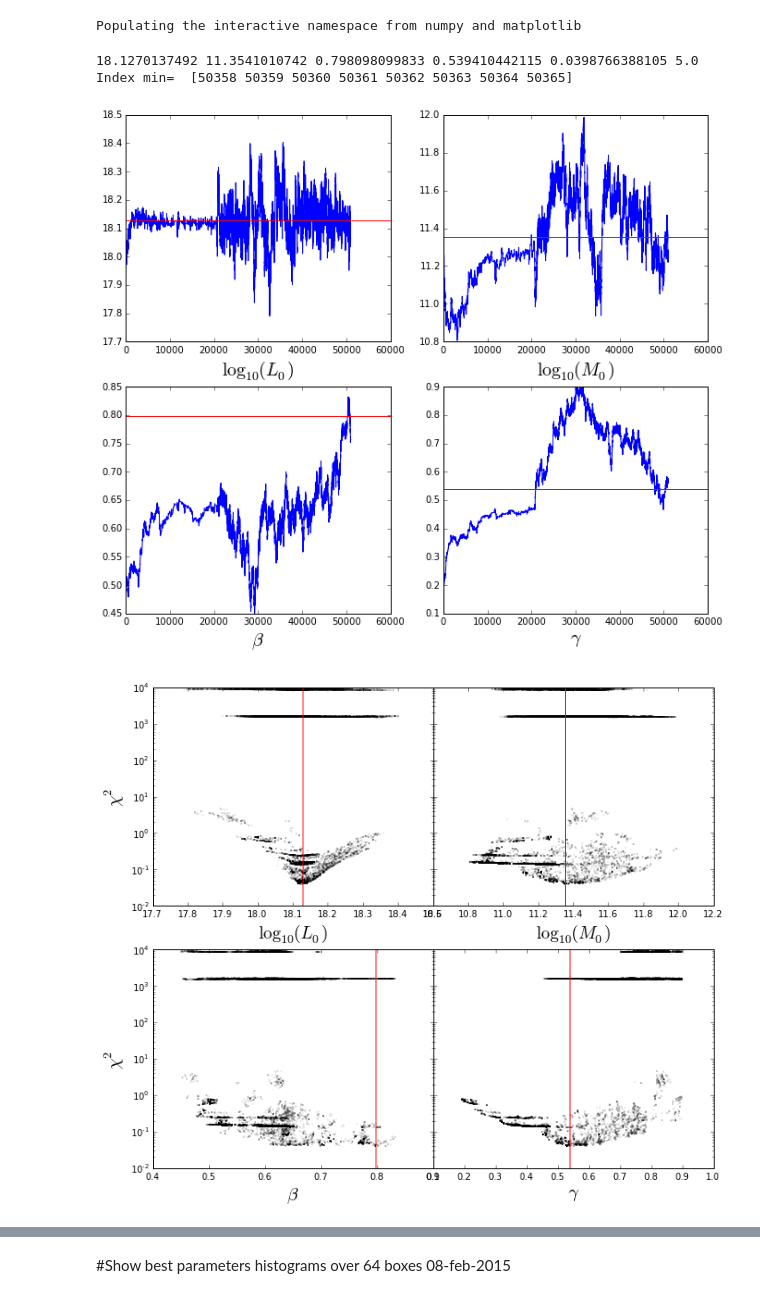
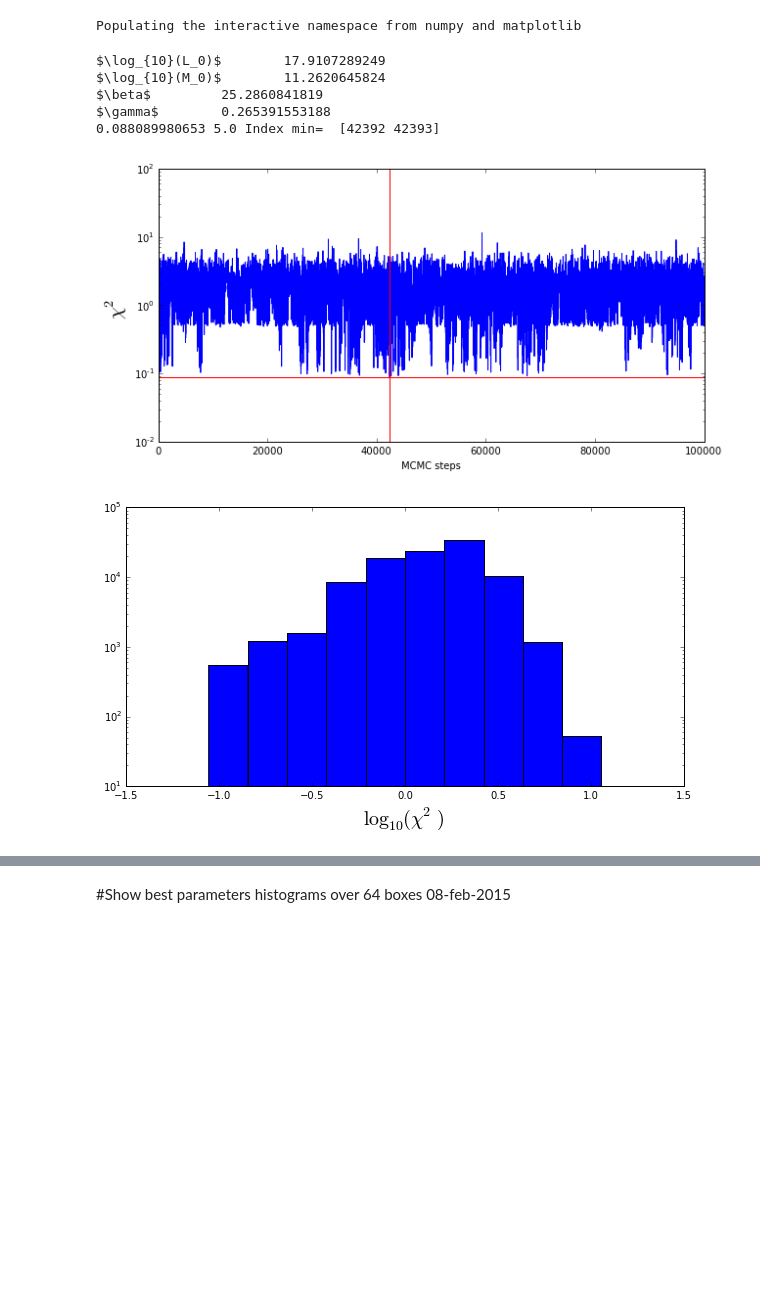
Before and after one commit to flgomezc/sfr-dmhm, a Jupyter notebook: program/best_parameters.ipynb, the cells around one changed output, grey strips where cells are left out. Saved outputs shown, nothing was run; the diff lists cells and outputs as text; code cells hidden in the pictures; blank space fills up the shorter version.

Commit message:
MCMC well tested over 100.000 steps

```diff
--- a/program/best_parameters.ipynb
+++ b/program/best_parameters.ipynb
@@ -12,12 +12,12 @@ Populating the interactive namespace from numpy and matplotlib
 name = ""
 # %%
 # This cell operates over one specific box.
-BoxNum=1
+BoxNum='6'
 # Open the raw data from Markov Chain-MoteCarlo
 # L_0 	 M_0 	 beta 	 gamma 	 chi_sqr 	 Number of Bins
-if (Dust_Ext == 1): MCMC_raw = np.loadtxt('results_w_ext_'+name+'/'+str(BoxNum)+'.dat',usecols=(0,1,2,3,4,5),skiprows=0);
+if (Dust_Ext == 1): MCMC_raw = np.loadtxt('results_w_ext'+name+'/'+str(BoxNum)+'.dat',usecols=(0,1,2,3,4,5),skiprows=0);
 else:
-    MCMC_raw = np.loadtxt('results_wo_ext_'+name+'/'+str(BoxNum)+'.dat',usecols=(0,1,2,3,4,5),skiprows=0);
+    MCMC_raw = np.loadtxt('results_wo_ext'+name+'/'+str(BoxNum)+'.dat',usecols=(0,1,2,3,4,5),skiprows=0);
 BoxLength = 250.0 # Mpc h^{-1}
 
 LABELS = ["$\log_{10}(L_0)$", "$\log_{10}(M_0)$", r"$\beta$", r"$\gamma$"]
@@ -33,12 +33,36 @@ bins      = MCMC_raw[index,5][0]
 
 MINS = [L_min, M_min, beta_min, gamma_min]
 
-print L_min, M_min, beta_min ,gamma_min, chi_sqr_min, bins, "Index min= ", index
+for k in range(4):
+    print LABELS[k], '\t', MINS[k]
+print  chi_sqr_min, bins, "Index min= ", index
 
 histo_0 = histogram(MCMC_raw[:,0], bins=30)
 histo_1 = histogram(MCMC_raw[:,1], bins=30)
 histo_2 = histogram(MCMC_raw[:,2], bins=30)
 histo_3 = histogram(MCMC_raw[:,3], bins=30)
+
+#################### Chi2 vs MCMC steps  ###################################
+#
+fig = figure(figsize(10,5))
+plot(MCMC_raw[:,4])
+axhline(y=chi_sqr_min, color='red')
+axvline(x=1.0*index[0], color='red')
+ylabel(r"$\chi^2$ ",fontsize=20)
+xlabel('MCMC steps')
+#ylim([0.01,1])
+yscale('log')
+
+fig = figure(figsize(10,5))
+hist(log10(MCMC_raw[:,4]))
+#axhline(y=chi_sqr_min, color='red')
+#axvline(x=1.0*index[0], color='red')
+xlabel(r"$\log_{10}(\chi^2)$ ",fontsize=20)
+#xlabel('MCMC steps')
+#ylim([0.01,1])
+yscale('log')
+#######################  end of Chi2 plot ########
+
 
 ############## MCMC walking steps plots ########################
 #               y axis = Parameters
@@ -49,9 +73,9 @@ ax1=fig.add_subplot(221); ax2=fig.add_subplot(222); ax3=fig.add_subplot(223); ax
 ax = [ax1,ax2,ax3,ax4]
 for k in range(4):
     ax[k].plot(MCMC_raw[:,k])
-    ax[k].set_xlabel(LABELS[k], fontsize=20)
+    ax[k].set_ylabel(LABELS[k], fontsize=20)
     ax[k].axhline(y=MINS[k], color='red')
-
+    ax[k].axvline(x=1.0*index[0], color='red')
 ################################### end of MCMC walking steps
 
 ############## Scattering plots ########################
@@ -60,45 +84,37 @@ for k in range(4):
 fig = figure(figsize=(10, 5))
 fig.subplots_adjust(hspace=0.20, wspace=0.0,top=1.5, right=1.0, bottom=0.0)
 ax1=fig.add_subplot(221); ax2=fig.add_subplot(222); ax3=fig.add_subplot(223); ax4=fig.add_subplot(224);
 ax = [ax1,ax2,ax3,ax4]
 for k in range(4):
     ax[k].scatter(MCMC_raw[:,k], MCMC_raw[:,4], s=0.01)
     ax[k].set_xlabel(LABELS[k], fontsize=20)
     ax[k].axvline(x=MINS[k], color='red')
     ax[k].set_yscale('log')
 
 ax1.set_ylabel(" $\chi^2$ ",fontsize=20)
 ax2.yaxis.set_major_formatter(plt.NullFormatter())
 ax3.set_ylabel(" $\chi^2$ ",fontsize=20)
 ax4.yaxis.set_major_formatter(plt.NullFormatter())
 ####################### end of scattering plots ########
 
 
 ################## Histograms #############################
 #               y axis = freq
 #               x axis = Parameters
 fig = figure(figsize=(10, 5))
 fig.subplots_adjust(hspace=0.20, wspace=0.15,top=1.5, right=1.0, bottom=0.0)
 ax1=fig.add_subplot(221); ax2=fig.add_subplot(222); ax3=fig.add_subplot(223); ax4=fig.add_subplot(224)
 ax = [ax1,ax2,ax3,ax4]
 for k in range(4):
     ax[k].hist(MCMC_raw[:,k], bins=30)
     ax[k].axvline(x=MINS[k], color='red')
     ax[k].set_xlabel(LABELS[k], fontsize=20)
 ################################## end of Histograms #####
-
-#################### Chi2   ###################################
-#
-fig = figure(figsize(10,5))
-plot(MCMC_raw[:,4])
-axhline(y=chi_sqr_min, color='red')
-ylabel(r"$\chi^2$ ",fontsize=20)
-xlabel('MCMC steps')
-#ylim([0.01,1])
-#savefig('11000 MCMC steps.pdf')
-yscale('log')
-####################### end of histogram plots ########
 # %% [output]
-18.1270137492 11.3541010742 0.798098099833 0.539410442115 0.0398766388105 5.0 Index min=  [50358 50359 50360 50361 50362 50363 50364 50365]
+$\log_{10}(L_0)$        17.9107289249
+$\log_{10}(M_0)$        11.2620645824
+$\beta$         25.2860841819
+$\gamma$        0.265391553188
+0.088089980653 5.0 Index min=  [42392 42393]
-[figure, old version]
+[figure, new version]
-[figure, old version]
+[figure, new version]
```
Also changed, not shown: parts of 3 cells of this notebook, 3 other files.
